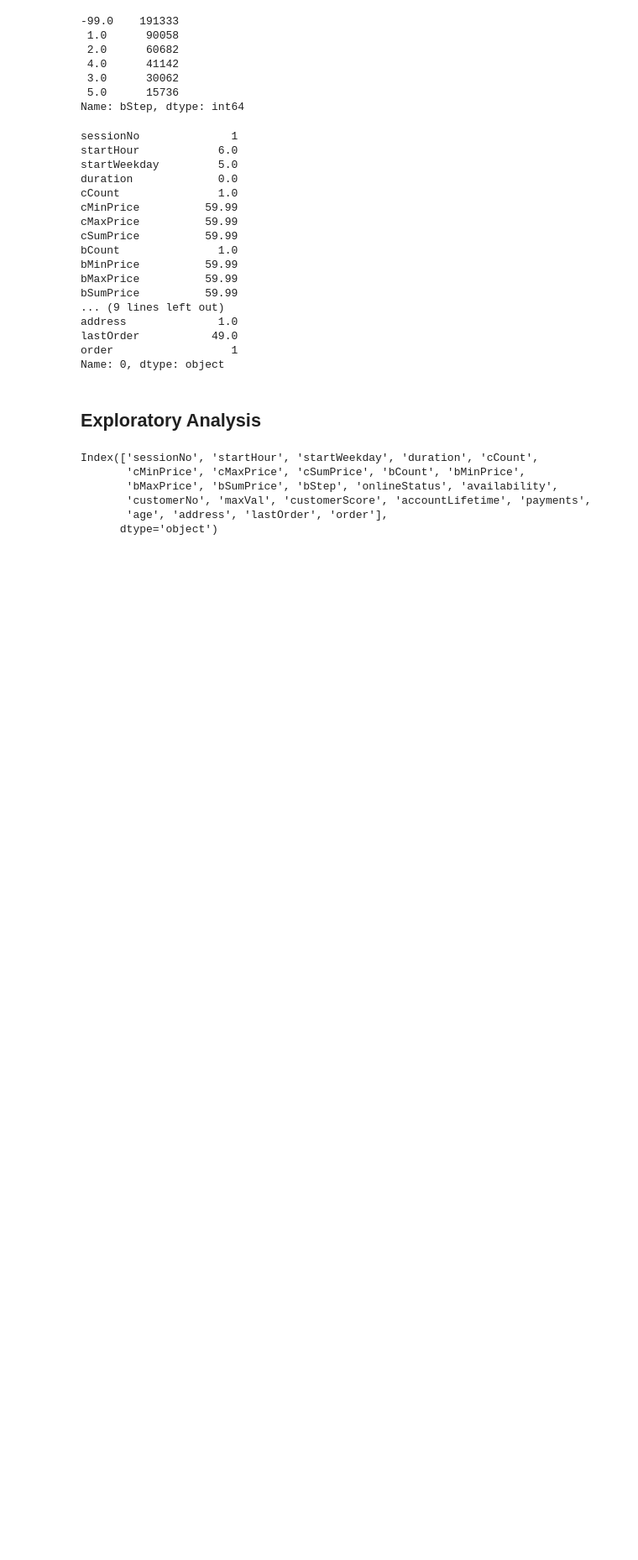
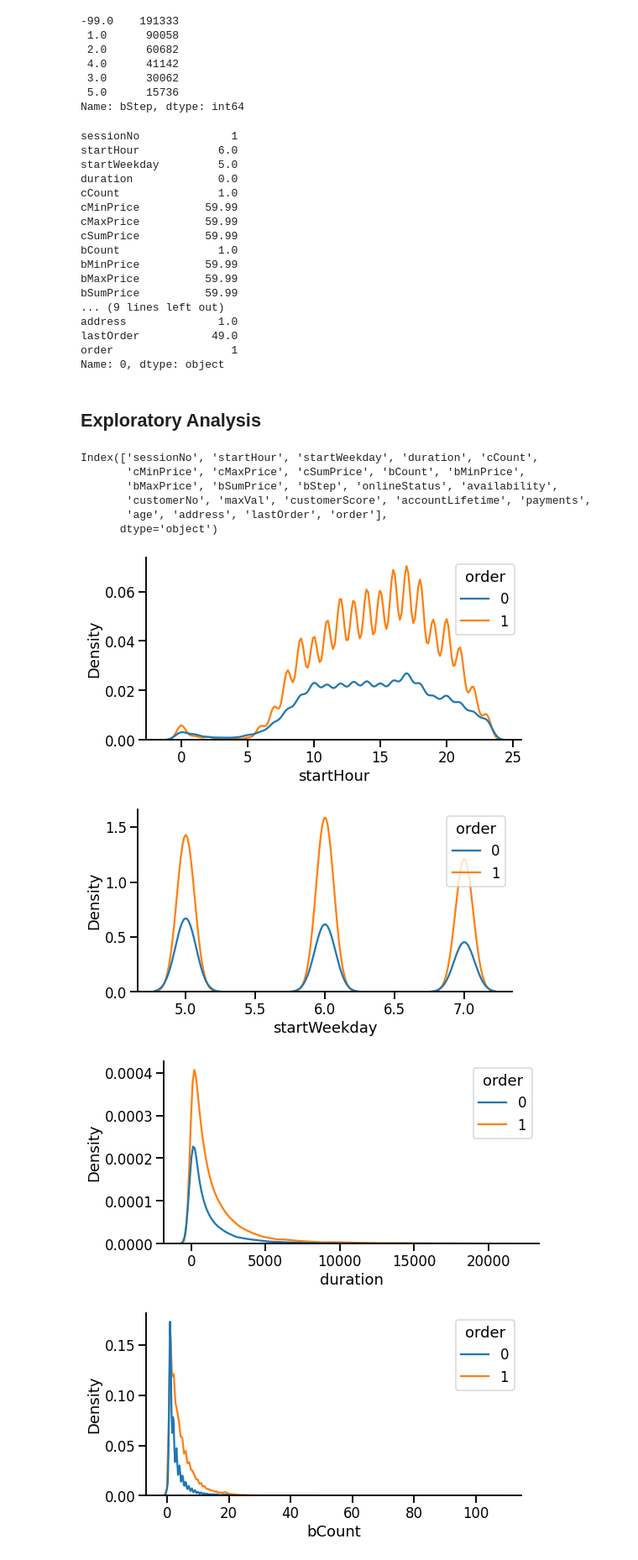
Before and after one commit to elvyna/udacity-aws-mle-nanodegree, a Jupyter notebook: project05-capstone/notebook/00-data-understanding.ipynb, the cells around one changed output. Shown at 84% size. Cells and saved outputs as stored; diff of their text form; code cells hidden in the pictures; blank space fills up the shorter version.

Commit message:
Initial plots

```diff
--- a/project05-capstone/notebook/00-data-understanding.ipynb
+++ b/project05-capstone/notebook/00-data-understanding.ipynb
@@ -242,3 +242,28 @@ Index(['sessionNo', 'startHour', 'startWeekday', 'duration', 'cCount',
        'customerNo', 'maxVal', 'customerScore', 'accountLifetime', 'payments',
        'age', 'address', 'lastOrder', 'order'],
       dtype='object')
+# %%
+columns_of_interest = [
+    'startHour', 'startWeekday','duration', #'cCount','cMinPrice','cMaxPrice','cSumPrice',
+    'bCount','bMinPrice','bMaxPrice','bSumPrice','maxVal','age','bStep',
+    #     'availability','onlineStatus',
+    'customerScore','accountLifetime',
+    'payments','address','lastOrder'
+]
+
+for column_of_interest in columns_of_interest:
+    f, ax = plt.subplots(figsize=(8,4))
+    mask = (df_train[column_of_interest] != -99)
+    sns.kdeplot(
+        data=df_train[mask],
+        x=column_of_interest,
+        hue='order',
+        ax=ax
+    )
+
+    sns.despine();
+# %% [output]
+[figure, added]
+[figure, added]
+[figure, added]
+[figure, added]
```
Also changed, not shown: parts of 1 cell of this notebook.
